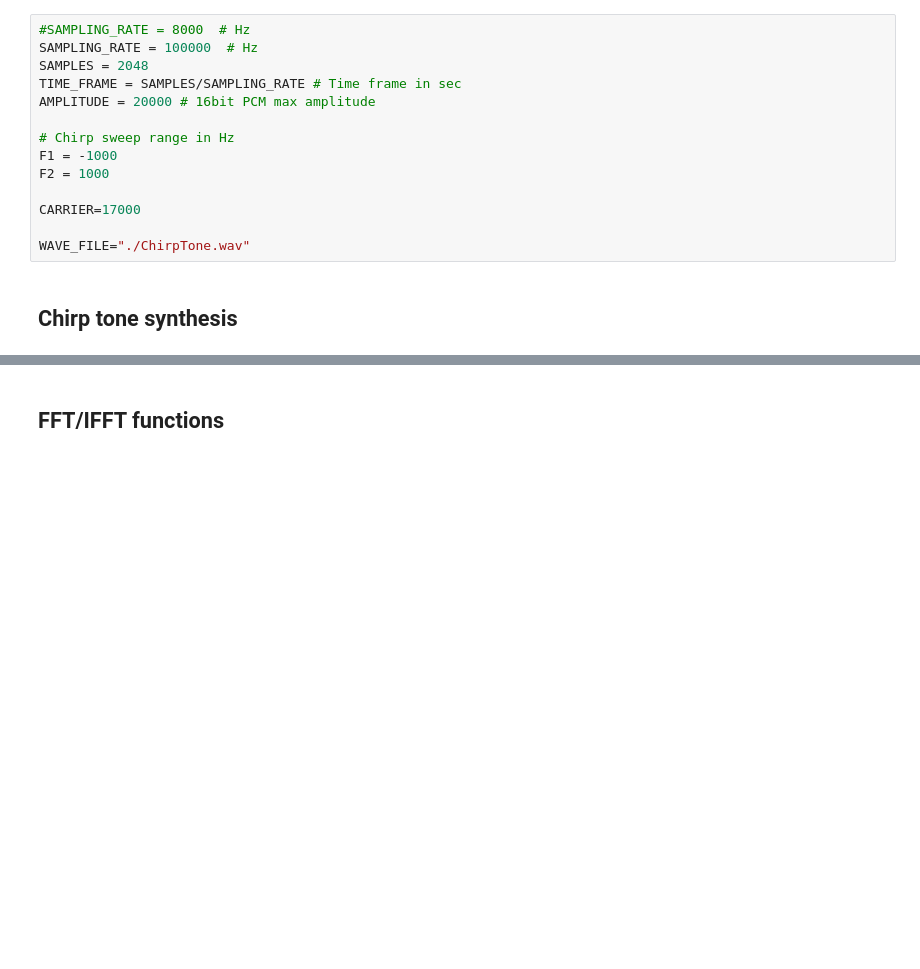
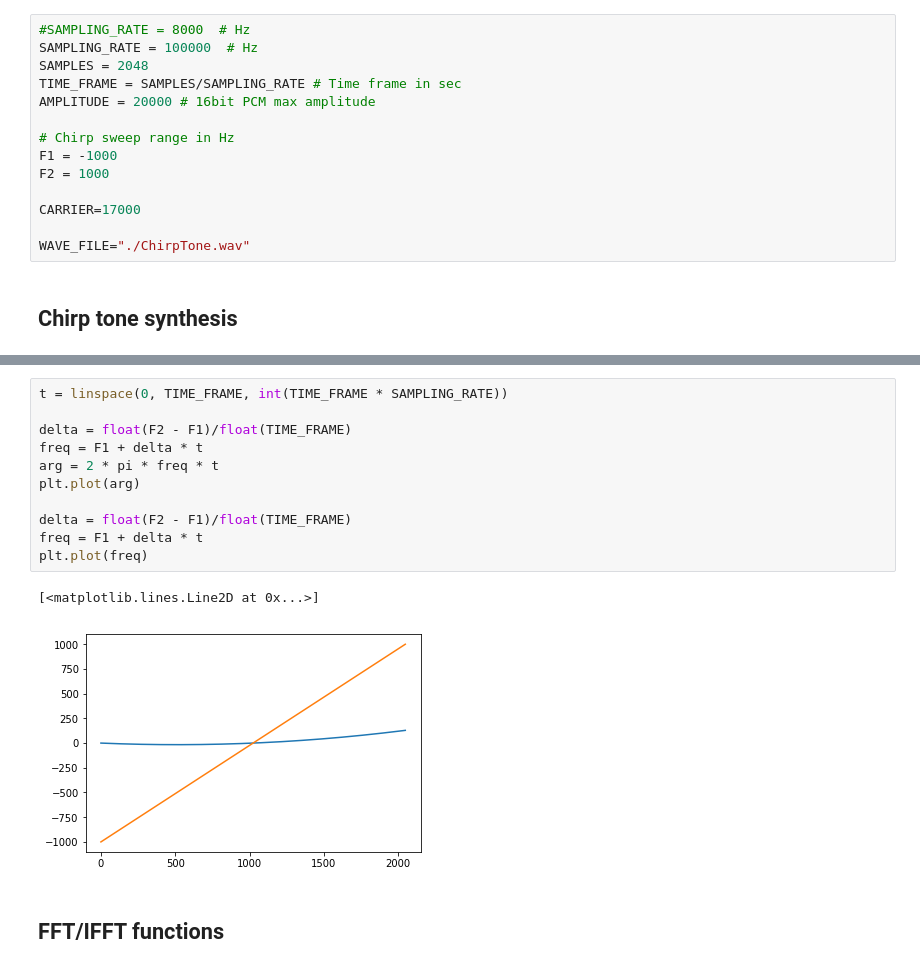
Before and after one commit to araobp/ultrasonic-communication, a Jupyter notebook: simulation/IQ_modulation.ipynb, the cells around one changed output, grey strips where cells are left out. Drawn from its saved outputs; the diff is of its cells as text; blank space fills up the shorter version.

```diff
--- a/simulation/IQ_modulation.ipynb
+++ b/simulation/IQ_modulation.ipynb
@@ -75,3 +67,17 @@ plt.plot(arg)
+# %%
+t = linspace(0, TIME_FRAME, int(TIME_FRAME * SAMPLING_RATE))
+
+delta = float(F2 - F1)/float(TIME_FRAME)
+freq = F1 + delta * t
+arg = 2 * pi * freq * t
+plt.plot(arg)
+
+delta = float(F2 - F1)/float(TIME_FRAME)
+freq = F1 + delta * t
+plt.plot(freq)
+# %% [output]
+[<matplotlib.lines.Line2D at 0x...>]
+[figure, added]
 # %% [markdown]
 ## FFT/IFFT functions
 # %%
```
Also changed, not shown: parts of 1 cell of this notebook.
